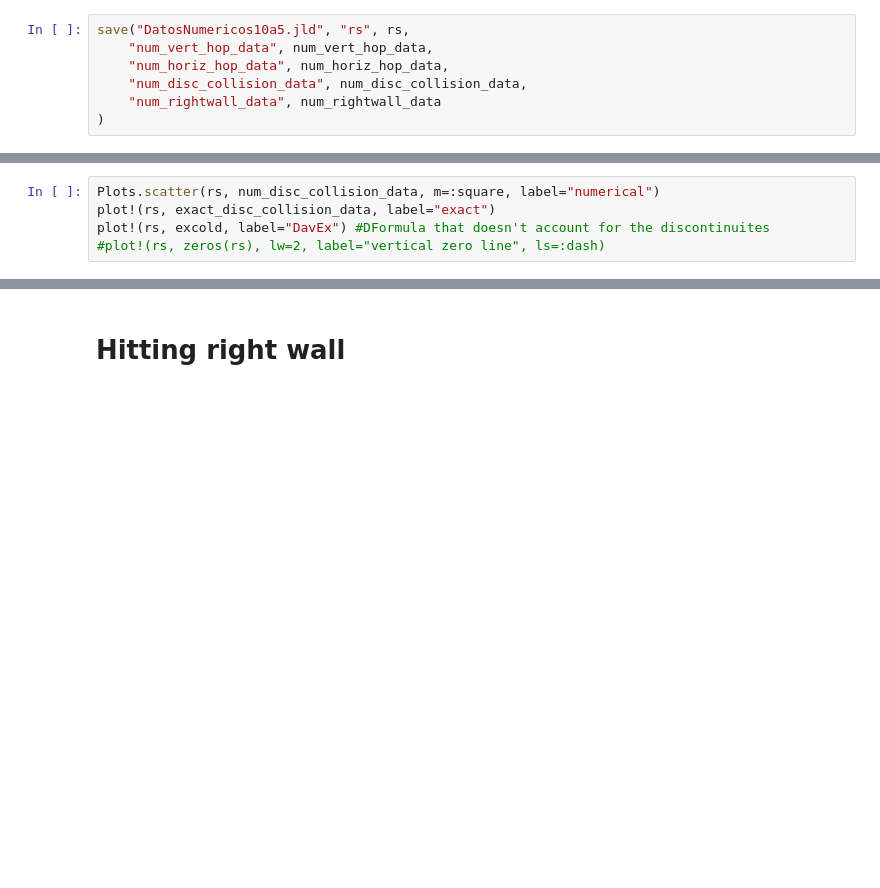
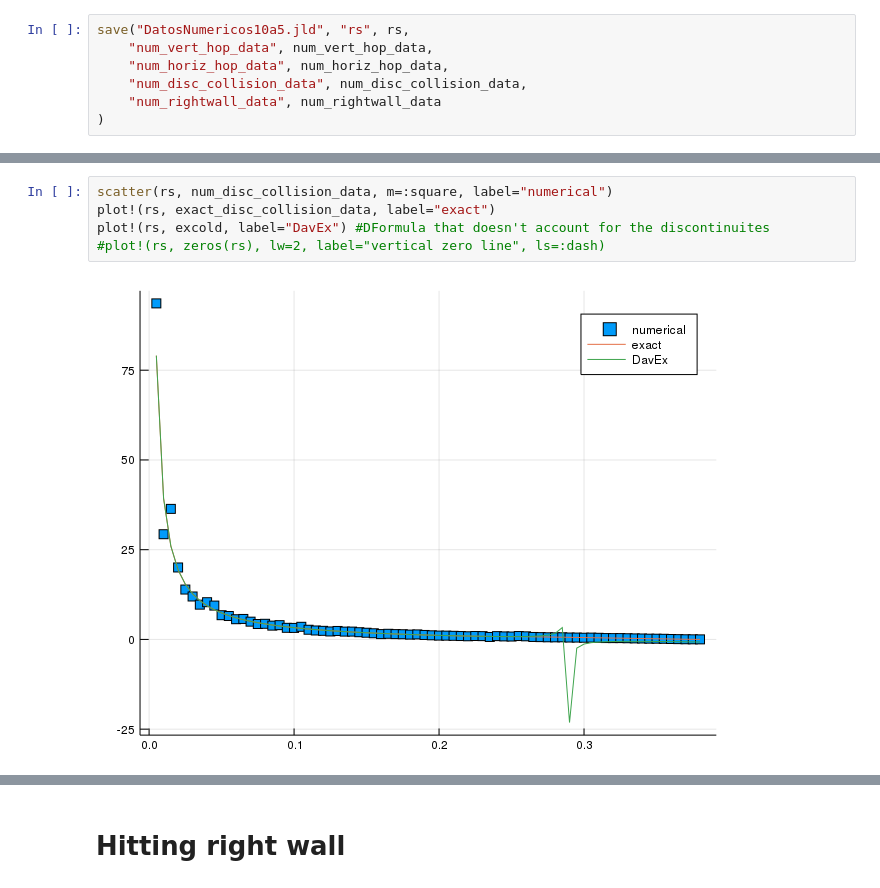
Before and after one commit to kzapfe/ProblemasSanders, a Jupyter notebook: TwoDiskinaRectangle/hopping_times_article/Dynamics of two hard discs in a box.ipynb, the cells around one changed output, grey strips where cells are left out. Saved outputs shown, nothing was run; the diff lists cells and outputs as text; blank space fills up the shorter version.

```diff
--- a/TwoDiskinaRectangle/hopping_times_article/Dynamics of two hard discs in a box.ipynb
+++ b/TwoDiskinaRectangle/hopping_times_article/Dynamics of two hard discs in a box.ipynb
@@ -385,7 +387,9 @@ ErrorException: Unsupported output type pdf
 # %%
-Plots.scatter(rs, num_disc_collision_data, m=:square, label="numerical")
+scatter(rs, num_disc_collision_data, m=:square, label="numerical")
 plot!(rs, exact_disc_collision_data, label="exact")
 plot!(rs, excold, label="DavEx") #DFormula that doesn't account for the discontinuites
 #plot!(rs, zeros(rs), lw=2, label="vertical zero line", ls=:dash)
+# %% [output]
+[figure, added]
 # %%
 rhmax, rvmax, rmax
```
Also changed, not shown: parts of 28 cells of this notebook, 23 other files.
